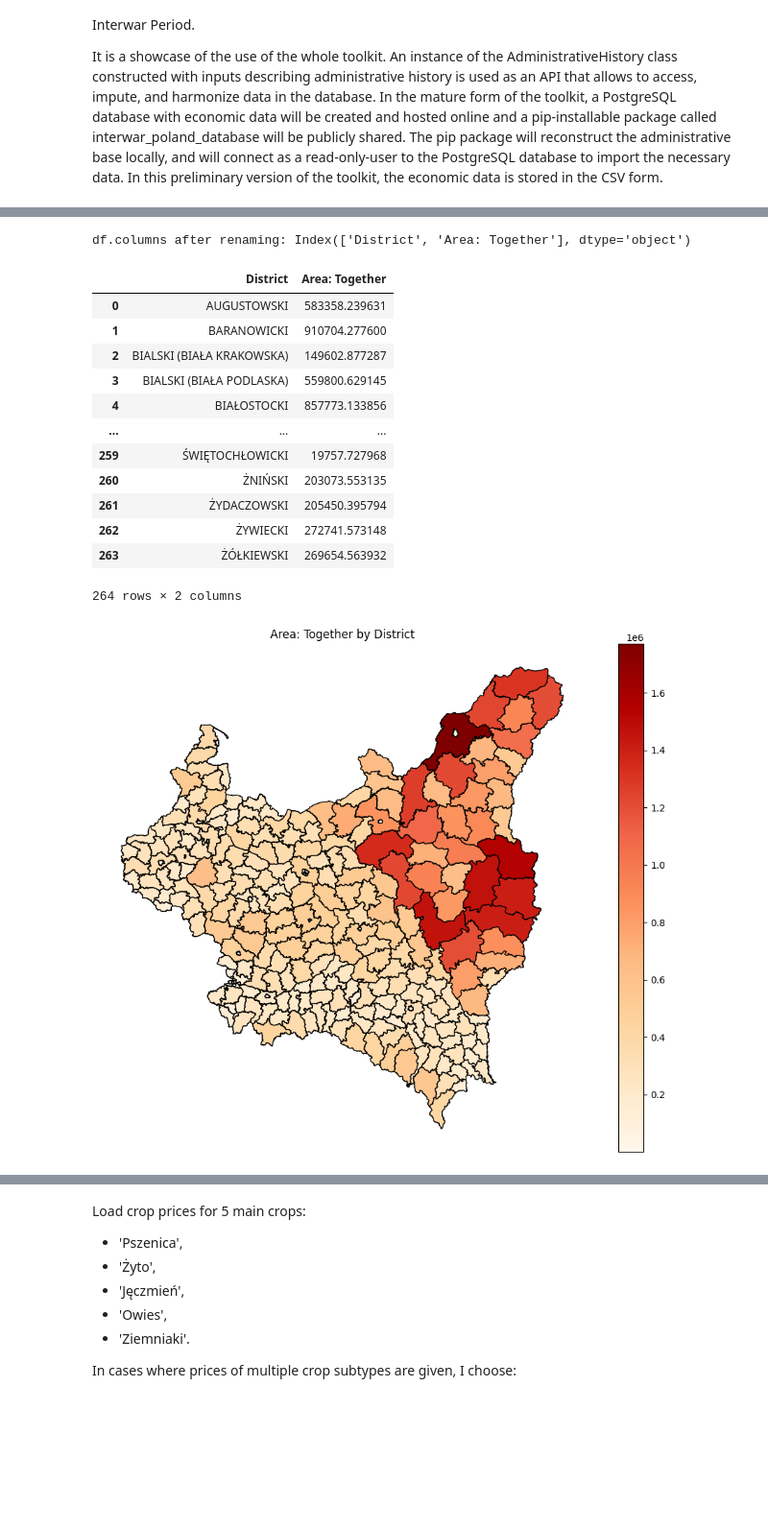
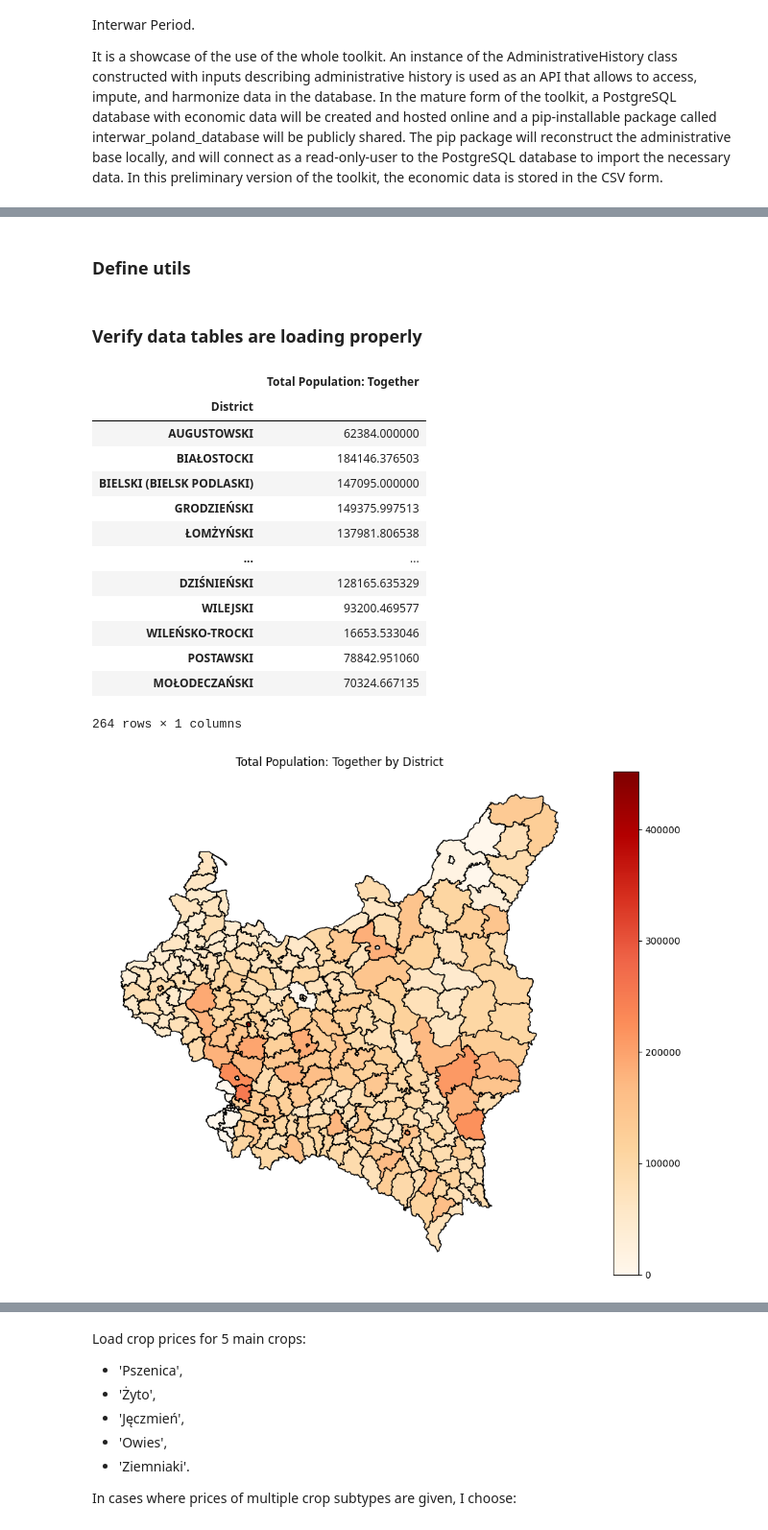
Before and after one commit to jjkiljanski/border-harmonization-toolkit, a Jupyter notebook: gdp_computation.ipynb, the cells around one changed output, grey strips where cells are left out. Shown at 96% size. Saved outputs shown, nothing was run; the diff lists cells and outputs as text; code cells hidden in the pictures; blank space fills up the shorter version.

```diff
--- a/gdp_computation.ipynb
+++ b/gdp_computation.ipynb
@@ -44,0 +107,2 @@ Loading harmonized data metadata...
+# %% [markdown]
+### Define utils
@@ -45,24 +249,25 @@ Loading harmonized data metadata...
+# %% [markdown]
+### Verify data tables are loading properly
 # %%
-example_df, example_data_table_metadata, example_adm_state_date = administrative_history.load_data_table(data_table_id = 'dist_area_baseline_adm_state', version='harmonized')
+example_df, example_data_table_metadata, example_adm_state_date = administrative_history.load_data_table(data_table_id = '1921-total_population_ready_clean', version='harmonized')
-# %% [output]
-df.columns after renaming: Index(['District', 'Area: Together'], dtype='object')
 # %%
 example_df
 # %% [output]
-|  | District | Area: Together |
-| 0 | AUGUSTOWSKI | 583358.239631 |
-| 1 | BARANOWICKI | 910704.277600 |
-| 2 | BIALSKI (BIAŁA KRAKOWSKA) | 149602.877287 |
-| 3 | BIALSKI (BIAŁA PODLASKA) | 559800.629145 |
-| 4 | BIAŁOSTOCKI | 857773.133856 |
-| ... | ... | ... |
-| 259 | ŚWIĘTOCHŁOWICKI | 19757.727968 |
-| 260 | ŻNIŃSKI | 203073.553135 |
-| 261 | ŻYDACZOWSKI | 205450.395794 |
-| 262 | ŻYWIECKI | 272741.573148 |
-| 263 | ŻÓŁKIEWSKI | 269654.563932 |
+|  | Total Population: Together |
+| District |  |
+| AUGUSTOWSKI | 62384.000000 |
+| BIAŁOSTOCKI | 184146.376503 |
+| BIELSKI (BIELSK PODLASKI) | 147095.000000 |
+| GRODZIEŃSKI | 149375.997513 |
+| ŁOMŻYŃSKI | 137981.806538 |
+| ... | ... |
+| DZIŚNIEŃSKI | 128165.635329 |
+| WILEJSKI | 93200.469577 |
+| WILEŃSKO-TROCKI | 16653.533046 |
+| POSTAWSKI | 78842.951060 |
+| MOŁODECZAŃSKI | 70324.667135 |
-264 rows × 2 columns
+264 rows × 1 columns
 # %%
-administrative_history.plot_dataset(df = example_df, col_name = 'Area: Together', adm_level='District', adm_state_date=example_adm_state_date)
+administrative_history.plot_dataset(df = example_df, col_name = 'Total Population: Together', adm_level='District', adm_state_date=example_adm_state_date)
 # %% [output]
-[figure, old version]
+[figure, new version]
```
Also changed, not shown: parts of 70 cells of this notebook, 30 other files.
